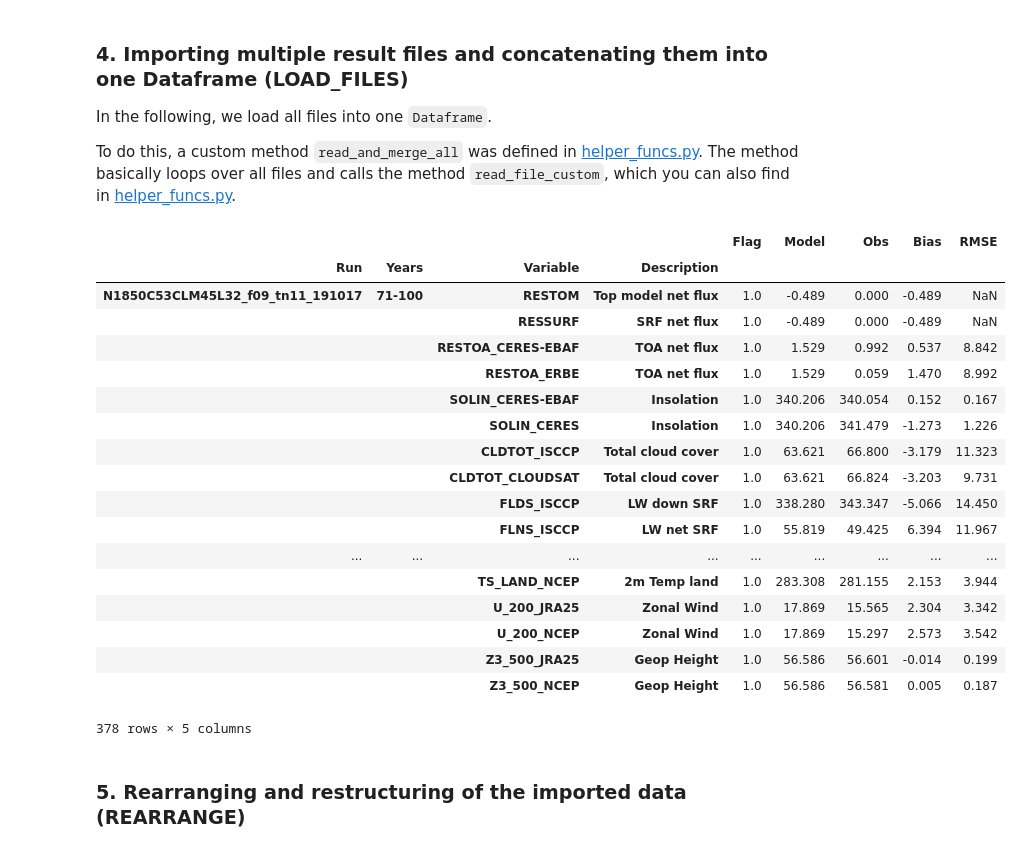
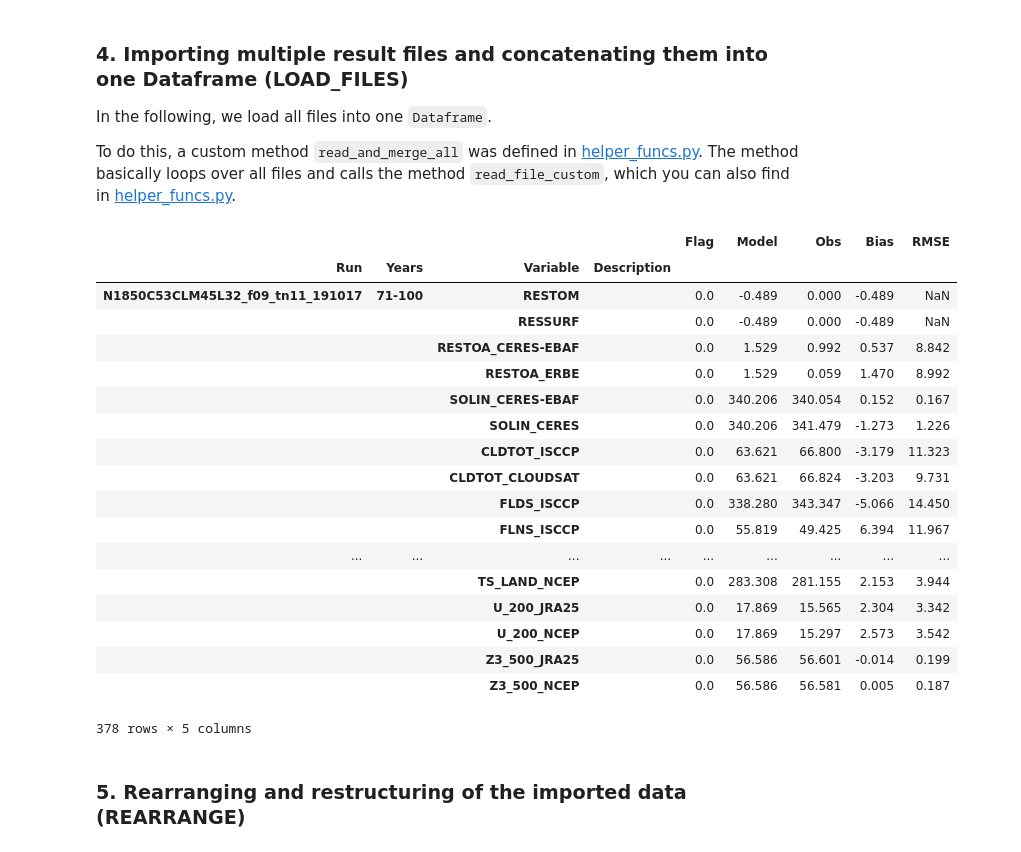
Before and after one commit to jgliss/my_notebooks, a Jupyter notebook: noresm_diagnostics_analysis_tool.ipynb, the cells around one changed output. Saved outputs shown, nothing was run; the diff lists cells and outputs as text; code cells hidden in the pictures.

```diff
--- a/noresm_diagnostics_analysis_tool.ipynb
+++ b/noresm_diagnostics_analysis_tool.ipynb
@@ -120,27 +120,27 @@ In the following, we load all files into one `Dataframe`.
 
 To do this, a custom method `read_and_merge_all` was defined in [helper_funcs.py](https://github.com/jgliss/my_py3_scripts/blob/master/notebooks/helper_funcs.py). The method basically loops over all files and calls the method ``read_file_custom``, which you can also find in [helper_funcs.py](https://github.com/jgliss/my_py3_scripts/blob/master/notebooks/helper_funcs.py).
 # %%
-merged = helpers.read_and_merge_all(file_list=files, var_info_dict=var_info_dict, replace_runid_prefix=run_id_prefix)
+merged = helpers.read_and_merge_all(file_list=files)#, var_info_dict=var_info_dict, replace_runid_prefix=run_id_prefix)
 merged
 # %% [output]
 |  |  |  |  | Flag | Model | Obs | Bias | RMSE |
 | Run | Years | Variable | Description |  |  |  |  |  |
-| N1850C53CLM45L32_f09_tn11_191017 | 71-100 | RESTOM | Top model net flux | 1.0 | -0.489 | 0.000 | -0.489 | NaN |
-|  |  | RESSURF | SRF net flux | 1.0 | -0.489 | 0.000 | -0.489 | NaN |
-|  |  | RESTOA_CERES-EBAF | TOA net flux | 1.0 | 1.529 | 0.992 | 0.537 | 8.842 |
-|  |  | RESTOA_ERBE | TOA net flux | 1.0 | 1.529 | 0.059 | 1.470 | 8.992 |
-|  |  | SOLIN_CERES-EBAF | Insolation | 1.0 | 340.206 | 340.054 | 0.152 | 0.167 |
-|  |  | SOLIN_CERES | Insolation | 1.0 | 340.206 | 341.479 | -1.273 | 1.226 |
-|  |  | CLDTOT_ISCCP | Total cloud cover | 1.0 | 63.621 | 66.800 | -3.179 | 11.323 |
-|  |  | CLDTOT_CLOUDSAT | Total cloud cover | 1.0 | 63.621 | 66.824 | -3.203 | 9.731 |
-|  |  | FLDS_ISCCP | LW down SRF | 1.0 | 338.280 | 343.347 | -5.066 | 14.450 |
-|  |  | FLNS_ISCCP | LW net SRF | 1.0 | 55.819 | 49.425 | 6.394 | 11.967 |
+| N1850C53CLM45L32_f09_tn11_191017 | 71-100 | RESTOM |  | 0.0 | -0.489 | 0.000 | -0.489 | NaN |
+|  |  | RESSURF |  | 0.0 | -0.489 | 0.000 | -0.489 | NaN |
+|  |  | RESTOA_CERES-EBAF |  | 0.0 | 1.529 | 0.992 | 0.537 | 8.842 |
+|  |  | RESTOA_ERBE |  | 0.0 | 1.529 | 0.059 | 1.470 | 8.992 |
+|  |  | SOLIN_CERES-EBAF |  | 0.0 | 340.206 | 340.054 | 0.152 | 0.167 |
+|  |  | SOLIN_CERES |  | 0.0 | 340.206 | 341.479 | -1.273 | 1.226 |
+|  |  | CLDTOT_ISCCP |  | 0.0 | 63.621 | 66.800 | -3.179 | 11.323 |
+|  |  | CLDTOT_CLOUDSAT |  | 0.0 | 63.621 | 66.824 | -3.203 | 9.731 |
+|  |  | FLDS_ISCCP |  | 0.0 | 338.280 | 343.347 | -5.066 | 14.450 |
+|  |  | FLNS_ISCCP |  | 0.0 | 55.819 | 49.425 | 6.394 | 11.967 |
 | ... | ... | ... | ... | ... | ... | ... | ... | ... |
-|  |  | TS_LAND_NCEP | 2m Temp land | 1.0 | 283.308 | 281.155 | 2.153 | 3.944 |
-|  |  | U_200_JRA25 | Zonal Wind | 1.0 | 17.869 | 15.565 | 2.304 | 3.342 |
-|  |  | U_200_NCEP | Zonal Wind | 1.0 | 17.869 | 15.297 | 2.573 | 3.542 |
-|  |  | Z3_500_JRA25 | Geop Height | 1.0 | 56.586 | 56.601 | -0.014 | 0.199 |
-|  |  | Z3_500_NCEP | Geop Height | 1.0 | 56.586 | 56.581 | 0.005 | 0.187 |
+|  |  | TS_LAND_NCEP |  | 0.0 | 283.308 | 281.155 | 2.153 | 3.944 |
+|  |  | U_200_JRA25 |  | 0.0 | 17.869 | 15.565 | 2.304 | 3.342 |
+|  |  | U_200_NCEP |  | 0.0 | 17.869 | 15.297 | 2.573 | 3.542 |
+|  |  | Z3_500_JRA25 |  | 0.0 | 56.586 | 56.601 | -0.014 | 0.199 |
+|  |  | Z3_500_NCEP |  | 0.0 | 56.586 | 56.581 | 0.005 | 0.187 |
 378 rows × 5 columns
 # %% [markdown]
 ### 5. Rearranging and restructuring of the imported data (REARRANGE)
```
Also changed, not shown: parts of 12 cells of this notebook, 41 other files.
